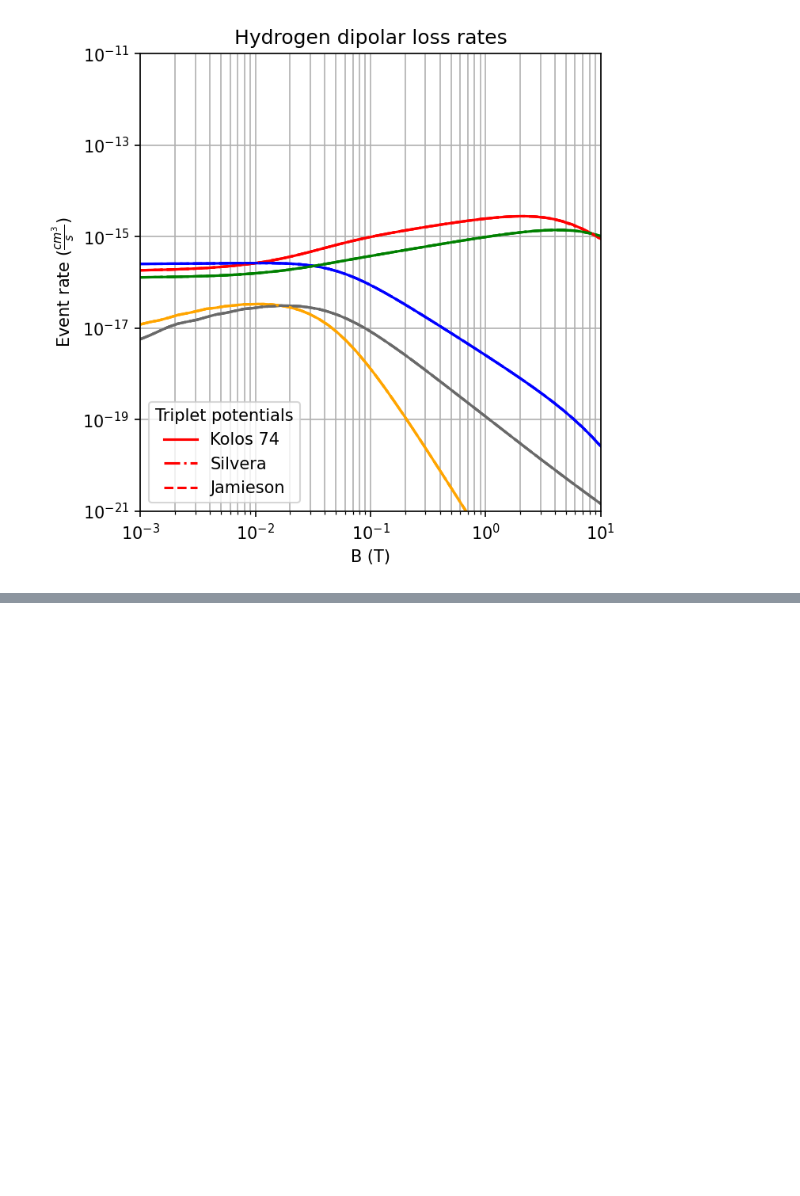
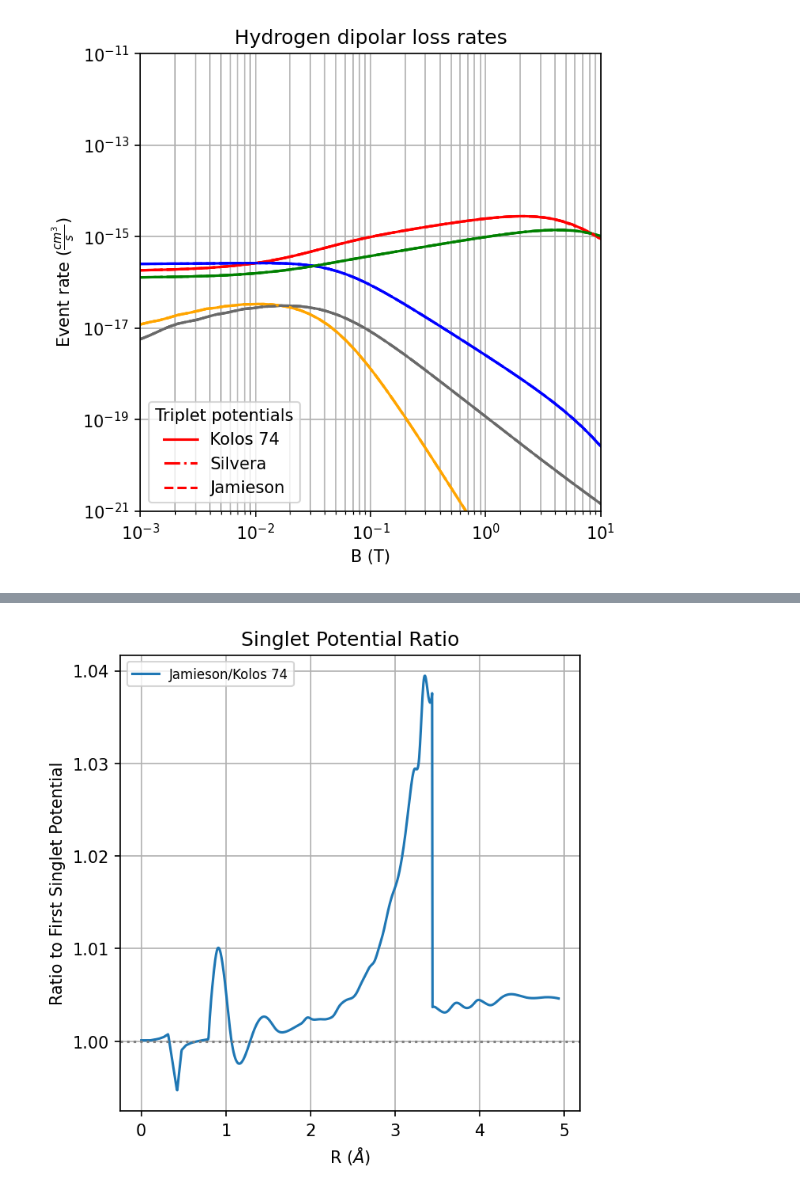
Before and after one commit to UTA-NURES/AtomicHScattering, a Jupyter notebook: examples/Potentials Comparison.ipynb, the cells around one changed output, grey strips where cells are left out. Drawn from its saved outputs; the diff is of its cells as text; code cells hidden in the pictures; blank space fills up the shorter version.

```diff
--- a/examples/Potentials Comparison.ipynb
+++ b/examples/Potentials Comparison.ipynb
@@ -219,0 +293,33 @@ plt.show()
+# %%
+import numpy as np
+import matplotlib.pyplot as plt
+
+# Define distance array (in natural units) and convert to Angstrom
+R = np.linspace(0, 0.0025, 1000) + 1e-8
+R_angstrom = R * constants.hcInEVAngstrom
+
+# Get the ordered list of singlet keys
+singlet_keys = list(potentials.Singlets.keys())
+reference_key = singlet_keys[0]      # First singlet is the reference
+target_key = singlet_keys[-1]        # Last singlet is the one to compare
+
+# Get the reference and target potentials
+V_ref = potentials.SingletsT[reference_key](R)
+V_target = potentials.SingletsT[target_key](R)
+
+# Calculate ratio
+ratio = V_target / V_ref
+
+# Plot
+plt.figure(figsize=(5, 5), dpi=150)
+plt.plot(R_angstrom, ratio, label=f'{target_key}/{reference_key}')
+
+plt.axhline(1, linestyle=':', color='gray')  # Reference line
+plt.xlabel(r"R ($\AA$)")
+plt.ylabel("Ratio to First Singlet Potential")
+plt.title("Singlet Potential Ratio")
+plt.legend(fontsize=8)
+plt.grid(True)
+plt.show()
+# %% [output]
+[figure, added]
```
Also changed, not shown: parts of 5 cells of this notebook, 1 other file.
